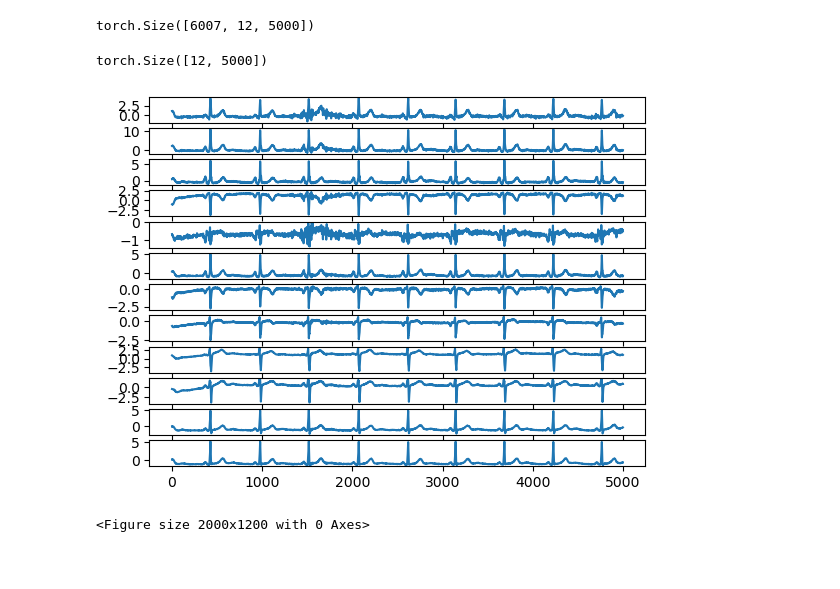
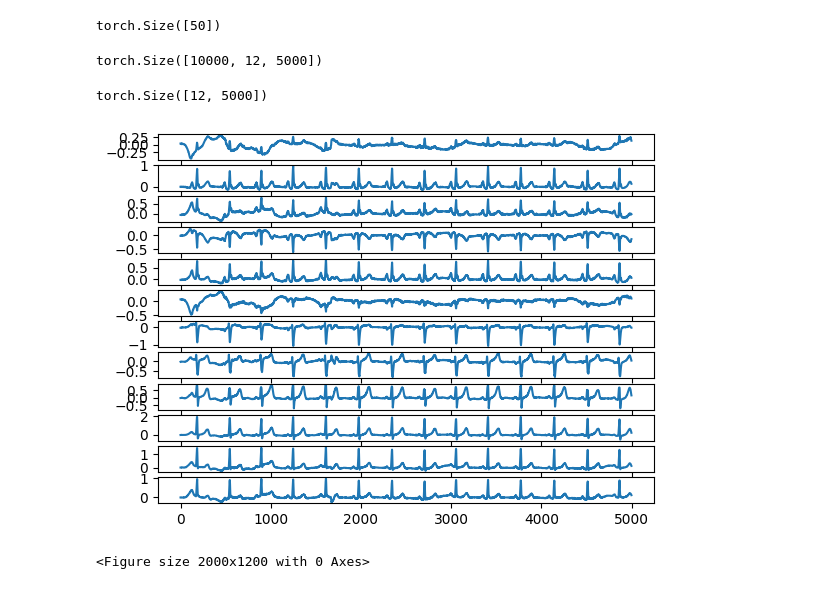
Before and after one commit to glowcloudAH/sjepa, a Jupyter notebook: understand_data.ipynb, the cells around one changed output. Saved outputs shown, nothing was run; the diff lists cells and outputs as text; code cells hidden in the pictures; blank space fills up the shorter version.

```diff
--- a/understand_data.ipynb
+++ b/understand_data.ipynb
@@ -3,3 +3,9 @@ import numpy as numpy
 import torch
 import pandas
 import matplotlib.pyplot as plt
+# %%
+labels = torch.load("mimic_data_1000_labels.pt")
+labels = labels[:50]
+labels.shape
+# %% [output]
+torch.Size([50])
@@ -6,10 +14,11 @@ import matplotlib.pyplot as plt
 # %%
-path = "/vol/aimspace/projects/ukbb/data/cardiac/cardiac_segmentations/projects/ecg/ecgs_val_ecg_imaging_noBase_gn.pt"
+#path = "/vol/aimspace/projects/ukbb/data/cardiac/cardiac_segmentations/projects/ecg/ecgs_val_ecg_imaging_noBase_gn.pt"
+path = "./mimic_data_0-10000.pt"
 # %%
 data = torch.load(path)
 data.shape
 # %% [output]
-torch.Size([6007, 12, 5000])
+torch.Size([10000, 12, 5000])
 # %%
 patient1 = data[1]
 patient1.shape
@@ -18,11 +27,11 @@ torch.Size([12, 5000])
 # %%
 fig, axs = plt.subplots(len(patient1))
 plt.figure(figsize=(20,12))
 
 for i,channel in enumerate(patient1):
-    axs[i].plot(channel,)
+    axs[i].plot(channel)
 
 plt.show()
 # %% [output]
-[figure, old version]
+[figure, new version]
 <Figure size 2000x1200 with 0 Axes>
```
Also changed, not shown: parts of 1 cell of this notebook, 7 other files.
